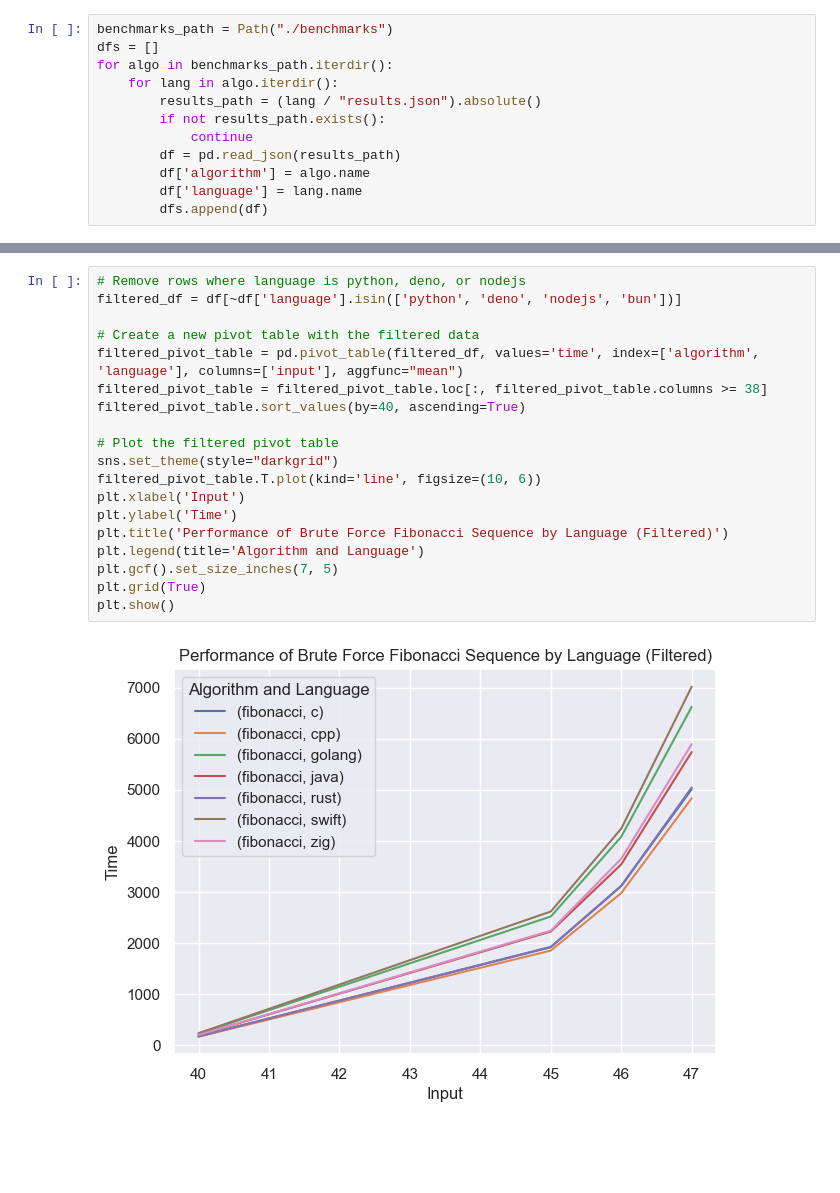
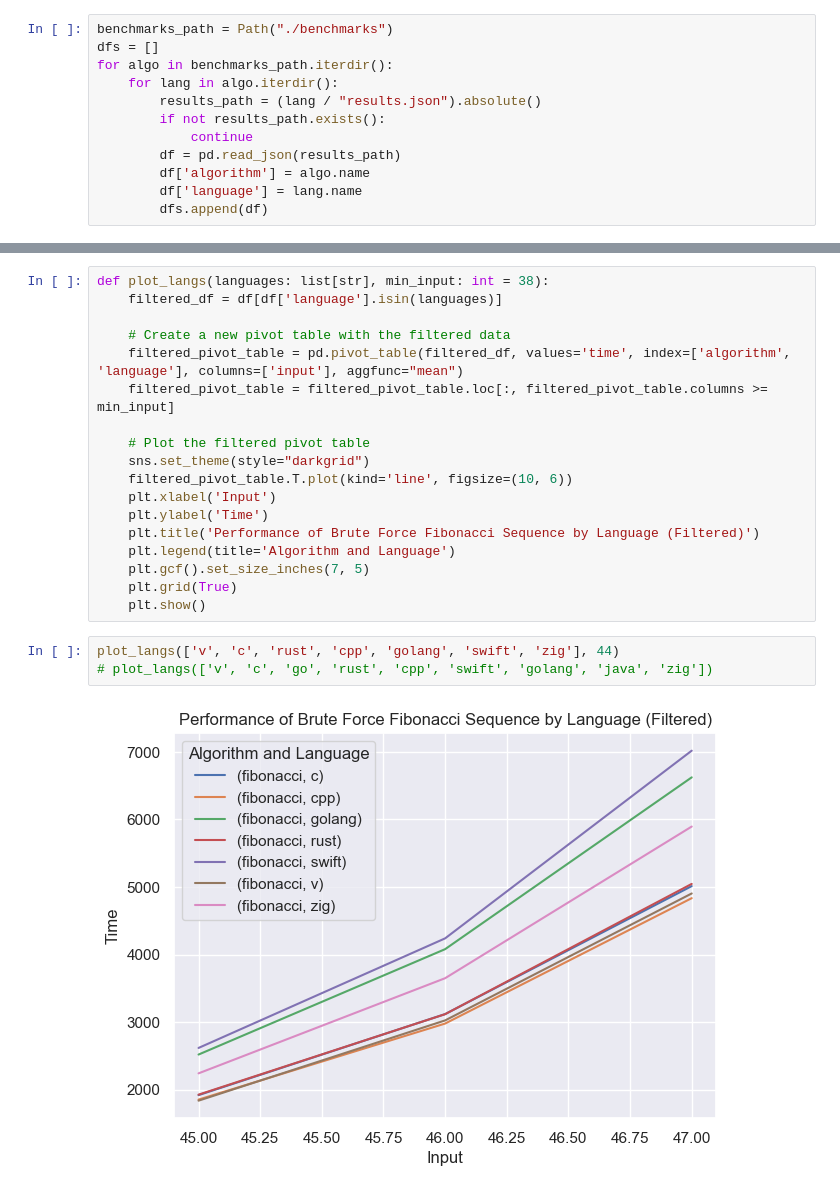
Before and after one commit to HuakunShen/language-benchmark, a Jupyter notebook: analysis.ipynb, the cells around one changed output, grey strips where cells are left out. Cells and saved outputs as stored; diff of their text form; blank space fills up the shorter version.

```diff
--- a/analysis.ipynb
+++ b/analysis.ipynb
@@ -88,21 +106,23 @@ plt.show()
 # %%
-# Remove rows where language is python, deno, or nodejs
-filtered_df = df[~df['language'].isin(['python', 'deno', 'nodejs', 'bun'])]
+def plot_langs(languages: list[str], min_input: int = 38):
+    filtered_df = df[df['language'].isin(languages)]
 
-# Create a new pivot table with the filtered data
-filtered_pivot_table = pd.pivot_table(filtered_df, values='time', index=['algorithm', 'language'], columns=['input'], aggfunc="mean")
-filtered_pivot_table = filtered_pivot_table.loc[:, filtered_pivot_table.columns >= 38]
-filtered_pivot_table.sort_values(by=40, ascending=True)
+    # Create a new pivot table with the filtered data
+    filtered_pivot_table = pd.pivot_table(filtered_df, values='time', index=['algorithm', 'language'], columns=['input'], aggfunc="mean")
+    filtered_pivot_table = filtered_pivot_table.loc[:, filtered_pivot_table.columns >= min_input]
 
-# Plot the filtered pivot table
-sns.set_theme(style="darkgrid")
-filtered_pivot_table.T.plot(kind='line', figsize=(10, 6))
-plt.xlabel('Input')
-plt.ylabel('Time')
-plt.title('Performance of Brute Force Fibonacci Sequence by Language (Filtered)')
-plt.legend(title='Algorithm and Language')
-plt.gcf().set_size_inches(7, 5)
-plt.grid(True)
-plt.show()
+    # Plot the filtered pivot table
+    sns.set_theme(style="darkgrid")
+    filtered_pivot_table.T.plot(kind='line', figsize=(10, 6))
+    plt.xlabel('Input')
+    plt.ylabel('Time')
+    plt.title('Performance of Brute Force Fibonacci Sequence by Language (Filtered)')
+    plt.legend(title='Algorithm and Language')
+    plt.gcf().set_size_inches(7, 5)
+    plt.grid(True)
+    plt.show()
-# %% [output]
-[figure, removed]
+# %%
+plot_langs(['v', 'c', 'rust', 'cpp', 'golang', 'swift', 'zig'], 44)
+# plot_langs(['v', 'c', 'go', 'rust', 'cpp', 'swift', 'golang', 'java', 'zig'])
+# %% [output]
+[figure, added]
```
Also changed, not shown: parts of 5 cells of this notebook, 11 other files.
